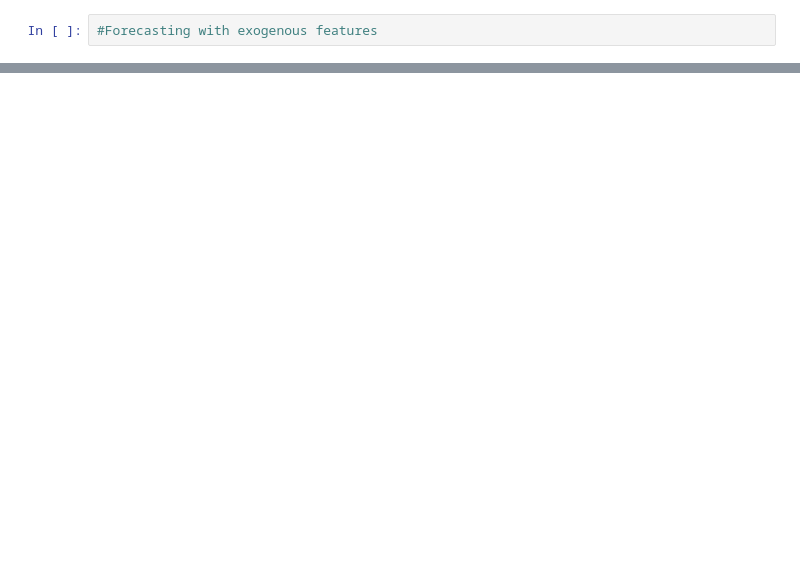
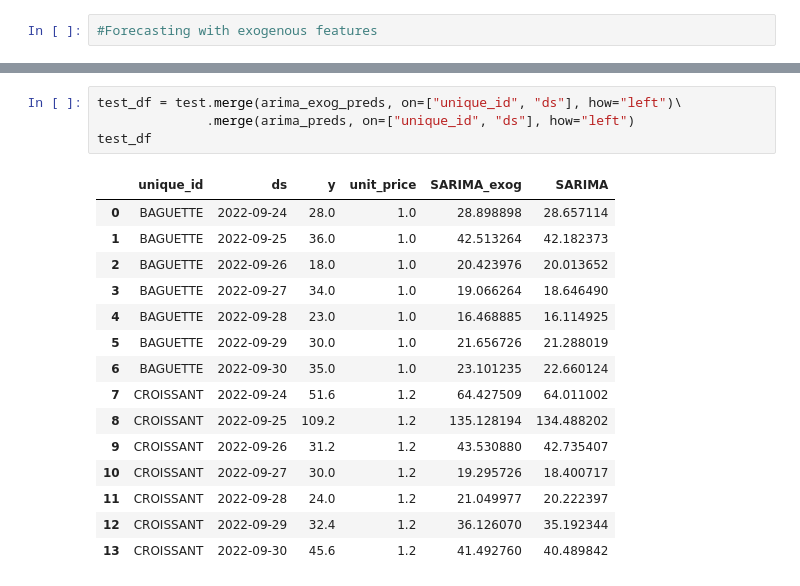
Before and after one commit to BMMUGOMBA/Time_Series, a Jupyter notebook: intro-freecodecamp.ipynb, the cells around one changed output, grey strips where cells are left out. Drawn from its saved outputs; the diff is of its cells as text; blank space fills up the shorter version.

```diff
--- a/intro-freecodecamp.ipynb
+++ b/intro-freecodecamp.ipynb
@@ -285,0 +361,20 @@ plt.show()
+# %%
+test_df = test.merge(arima_exog_preds, on=["unique_id", "ds"], how="left")\
+              .merge(arima_preds, on=["unique_id", "ds"], how="left")
+test_df
+# %% [output]
+|  | unique_id | ds | y | unit_price | SARIMA_exog | SARIMA |
+| 0 | BAGUETTE | 2022-09-24 | 28.0 | 1.0 | 28.898898 | 28.657114 |
+| 1 | BAGUETTE | 2022-09-25 | 36.0 | 1.0 | 42.513264 | 42.182373 |
+| 2 | BAGUETTE | 2022-09-26 | 18.0 | 1.0 | 20.423976 | 20.013652 |
+| 3 | BAGUETTE | 2022-09-27 | 34.0 | 1.0 | 19.066264 | 18.646490 |
+| 4 | BAGUETTE | 2022-09-28 | 23.0 | 1.0 | 16.468885 | 16.114925 |
+| 5 | BAGUETTE | 2022-09-29 | 30.0 | 1.0 | 21.656726 | 21.288019 |
+| 6 | BAGUETTE | 2022-09-30 | 35.0 | 1.0 | 23.101235 | 22.660124 |
+| 7 | CROISSANT | 2022-09-24 | 51.6 | 1.2 | 64.427509 | 64.011002 |
+| 8 | CROISSANT | 2022-09-25 | 109.2 | 1.2 | 135.128194 | 134.488202 |
+| 9 | CROISSANT | 2022-09-26 | 31.2 | 1.2 | 43.530880 | 42.735407 |
+| 10 | CROISSANT | 2022-09-27 | 30.0 | 1.2 | 19.295726 | 18.400717 |
+| 11 | CROISSANT | 2022-09-28 | 24.0 | 1.2 | 21.049977 | 20.222397 |
+| 12 | CROISSANT | 2022-09-29 | 32.4 | 1.2 | 36.126070 | 35.192344 |
+| 13 | CROISSANT | 2022-09-30 | 45.6 | 1.2 | 41.492760 | 40.489842 |
```
Also changed, not shown: parts of 12 cells of this notebook.
